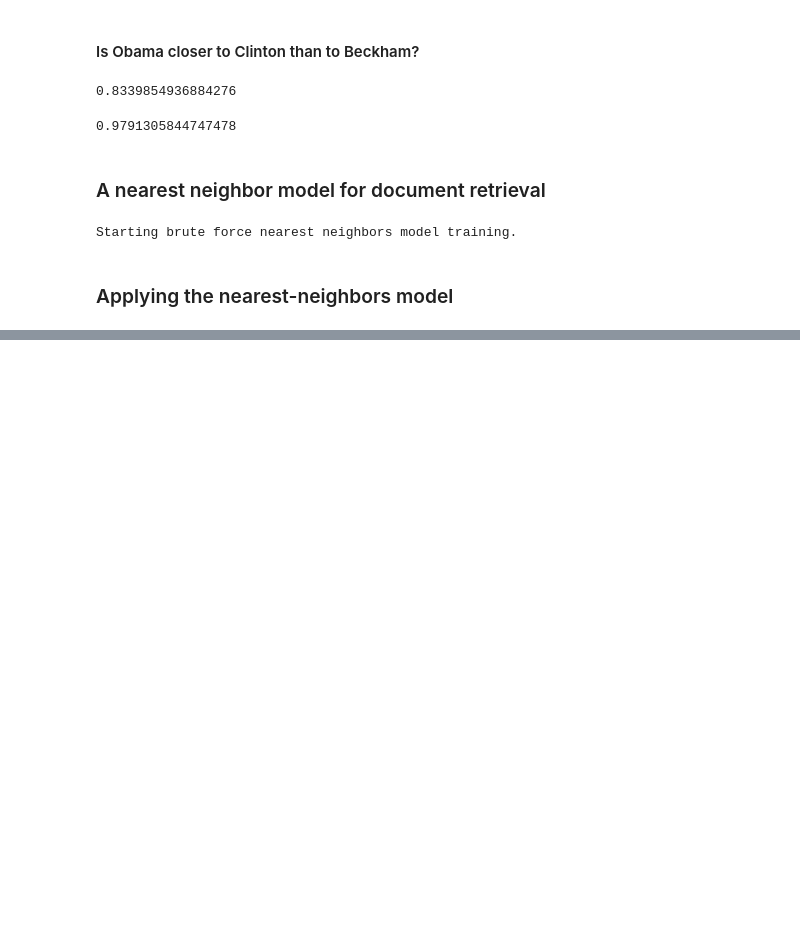
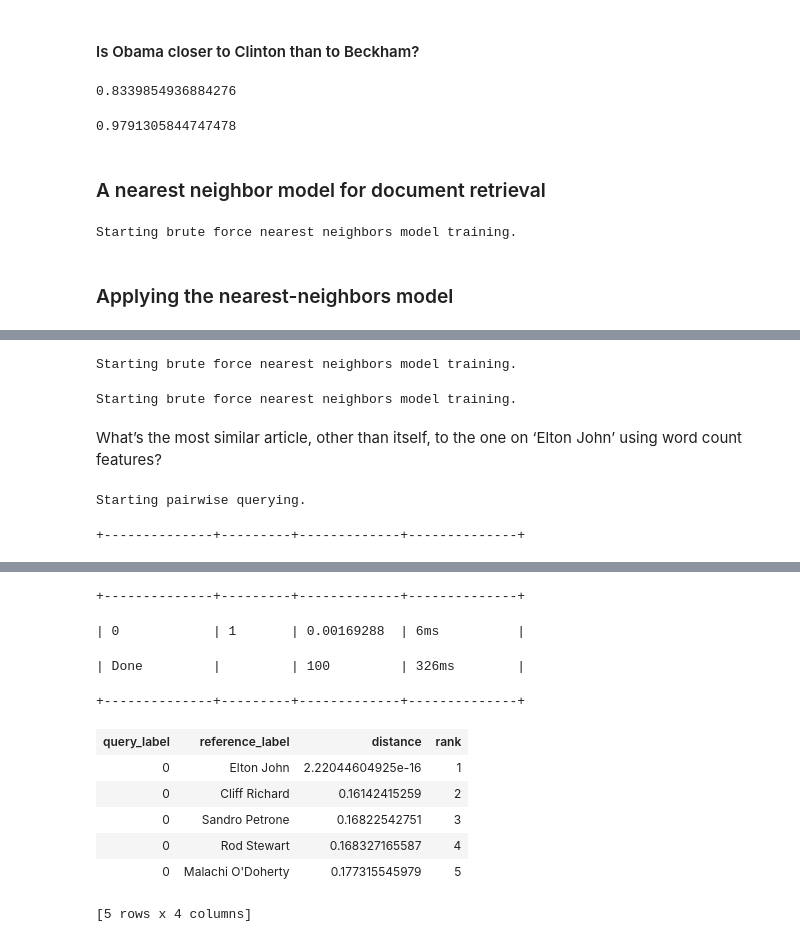
Before and after one commit to mavricek/coursera_ml, a Jupyter notebook: Course1/Wk4/Programming Assignment & Follow-along for Document Retrieval.ipynb, the cells around one changed output, grey strips where cells are left out. Saved outputs shown, nothing was run; the diff lists cells and outputs as text; code cells hidden in the pictures; blank space fills up the shorter version.

```diff
--- a/Course1/Wk4/Programming Assignment & Follow-along for Document Retrieval.ipynb
+++ b/Course1/Wk4/Programming Assignment & Follow-along for Document Retrieval.ipynb
@@ -168,0 +228,2 @@ Starting pairwise querying.
+# %%
+ejohn = people[people['name'] == 'Elton John']
@@ -168,0 +280,21 @@ Starting pairwise querying.
+# %%
+wc_cos_model = graphlab.nearest_neighbors.create(people,
+                                                features = ['word_count'],
+                                                label = 'name',
+                                                distance = 'cosine')
+# %% [output]
+Starting brute force nearest neighbors model training.
+# %%
+tfidf_cos_model = graphlab.nearest_neighbors.create(people,
+                                                features = ['tfidf'],
+                                                label = 'name',
+                                                distance = 'cosine')
+# %% [output]
+Starting brute force nearest neighbors model training.
+# %% [markdown]
+What’s the most similar article, other than itself, to the one on ‘Elton John’ using word count features?
+# %%
+wc_cos_model.query(ejohn)
+# %% [output]
+Starting pairwise querying.
++--------------+---------+-------------+--------------+
@@ -168,0 +302,11 @@ Starting pairwise querying.
++--------------+---------+-------------+--------------+
+| 0            | 1       | 0.00169288  | 6ms          |
+| Done         |         | 100         | 326ms        |
++--------------+---------+-------------+--------------+
+| query_label | reference_label | distance | rank |
+| 0 | Elton John | 2.22044604925e-16 | 1 |
+| 0 | Cliff Richard | 0.16142415259 | 2 |
+| 0 | Sandro Petrone | 0.16822542751 | 3 |
+| 0 | Rod Stewart | 0.168327165587 | 4 |
+| 0 | Malachi O'Doherty | 0.177315545979 | 5 |
+[5 rows x 4 columns]
```
Also changed, not shown: parts of 24 cells of this notebook.
